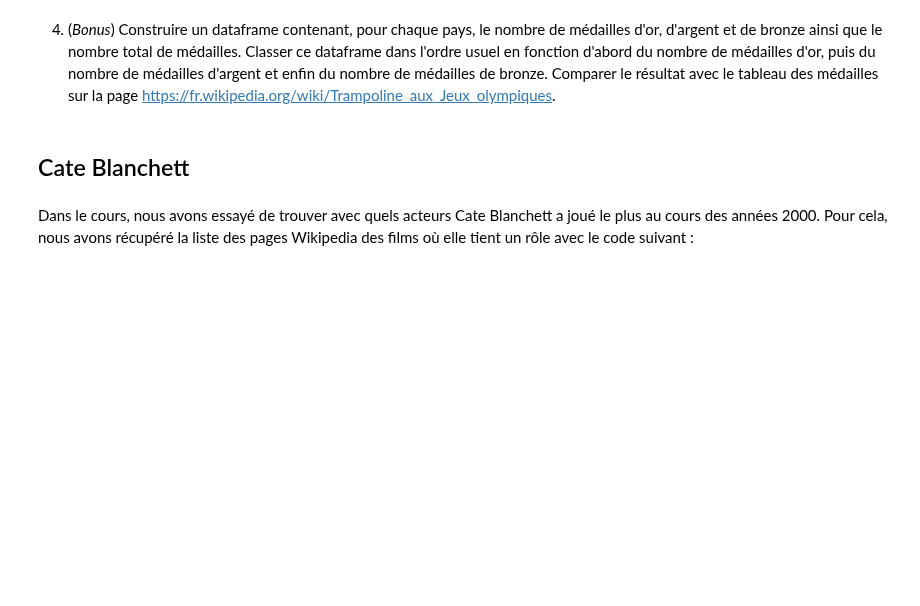
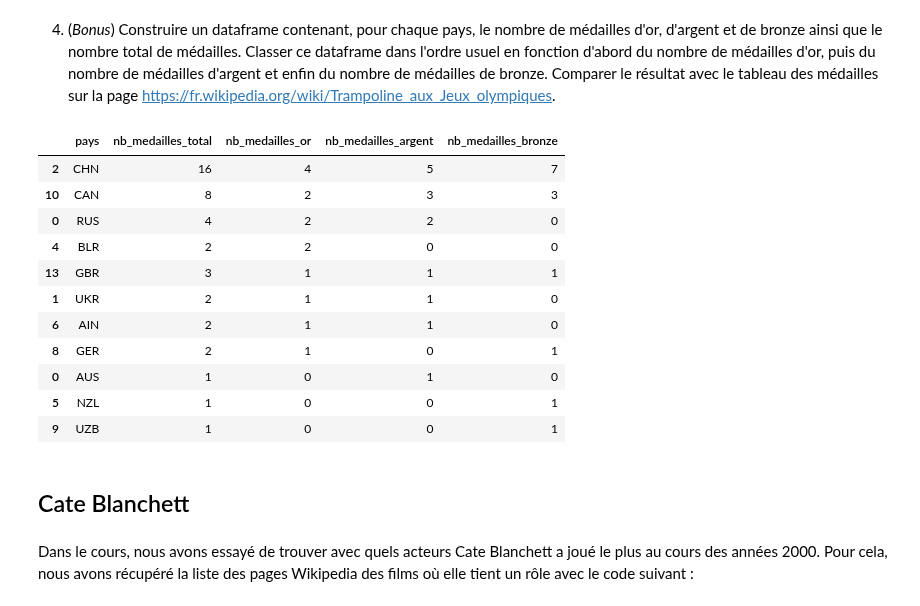
Before and after one commit to mlepennec-ensae/formation_cepe, a Jupyter notebook: notebooks/05_web_scraping.ipynb, the cells around one changed output. Cells and saved outputs as stored; diff of their text form; code cells hidden in the pictures; blank space fills up the shorter version.

```diff
--- a/notebooks/05_web_scraping.ipynb
+++ b/notebooks/05_web_scraping.ipynb
@@ -39,0 +196,4 @@ Un tableau est contenu dans un élément `table` avec des balises pour les ligne
+# %%
+liste_pays = pd.concat([medailles.pays_or, medailles.pays_argent, medailles.pays_bronze], axis=0).drop_duplicates().to_frame()
+liste_pays.columns = ["pays"]
+liste_pays
@@ -39,0 +213,5 @@ Un tableau est contenu dans un élément `table` avec des balises pour les ligne
+# %%
+def nb_medailles(pays):
+    return(len(medailles[medailles.pays_or==pays]) + len(medailles[medailles.pays_argent==pays]) + len(medailles[medailles.pays_bronze==pays]))
+
+print(nb_medailles("CHN"))
@@ -39,0 +220,3 @@ Un tableau est contenu dans un élément `table` avec des balises pour les ligne
+# %%
+liste_pays["nb_medailles_total"] = liste_pays.pays.apply(nb_medailles)
+liste_pays.sort_values(by="nb_medailles_total", ascending=False)
@@ -40,5 +236,30 @@ Un tableau est contenu dans un élément `table` avec des balises pour les ligne
 # %% [markdown]
 4. (*Bonus*) Construire un dataframe contenant, pour chaque pays, le nombre de médailles d'or, d'argent et de bronze ainsi que le nombre total de médailles. Classer ce dataframe dans l'ordre usuel en fonction d'abord du nombre de médailles d'or, puis du nombre de médailles d'argent et enfin du nombre de médailles de bronze. Comparer le résultat avec le tableau des médailles sur la page [https://fr.wikipedia.org/wiki/Trampoline_aux_Jeux_olympiques](https://fr.wikipedia.org/wiki/Trampoline_aux_Jeux_olympiques).
+# %%
+def nb_medailles_or(pays):
+    return(len(medailles[medailles.pays_or==pays]))
+def nb_medailles_argent(pays):
+    return(len(medailles[medailles.pays_argent==pays]))
+def nb_medailles_bronze(pays):
+    return(len(medailles[medailles.pays_bronze==pays]))
+
+liste_pays["nb_medailles_or"] = liste_pays.pays.apply(nb_medailles_or)
+liste_pays["nb_medailles_argent"] = liste_pays.pays.apply(nb_medailles_argent)
+liste_pays["nb_medailles_bronze"] = liste_pays.pays.apply(nb_medailles_bronze)
+liste_pays.sort_values(by=["nb_medailles_or", "nb_medailles_argent", "nb_medailles_bronze"], ascending=False)
+# %% [output]
+|  | pays | nb_medailles_total | nb_medailles_or | nb_medailles_argent | nb_medailles_bronze |
+| 2 | CHN | 16 | 4 | 5 | 7 |
+| 10 | CAN | 8 | 2 | 3 | 3 |
+| 0 | RUS | 4 | 2 | 2 | 0 |
+| 4 | BLR | 2 | 2 | 0 | 0 |
+| 13 | GBR | 3 | 1 | 1 | 1 |
+| 1 | UKR | 2 | 1 | 1 | 0 |
+| 6 | AIN | 2 | 1 | 1 | 0 |
+| 8 | GER | 2 | 1 | 0 | 1 |
+| 0 | AUS | 1 | 0 | 1 | 0 |
+| 5 | NZL | 1 | 0 | 0 | 1 |
+| 9 | UZB | 1 | 0 | 0 | 1 |
 # %% [markdown]
 ## Cate Blanchett
 # %% [markdown]
```
Also changed, not shown: parts of 21 cells of this notebook.
